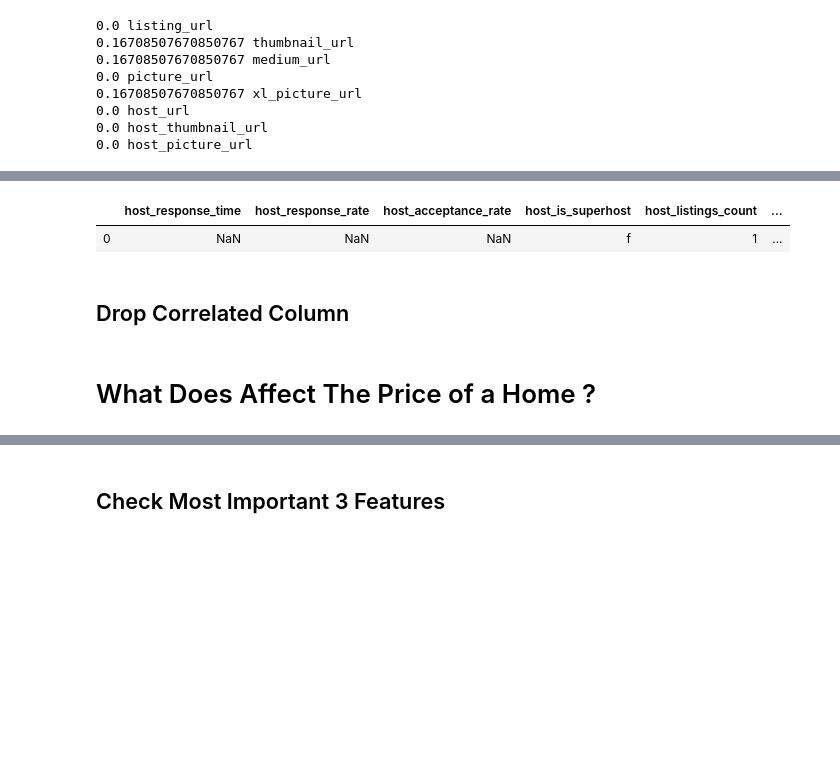
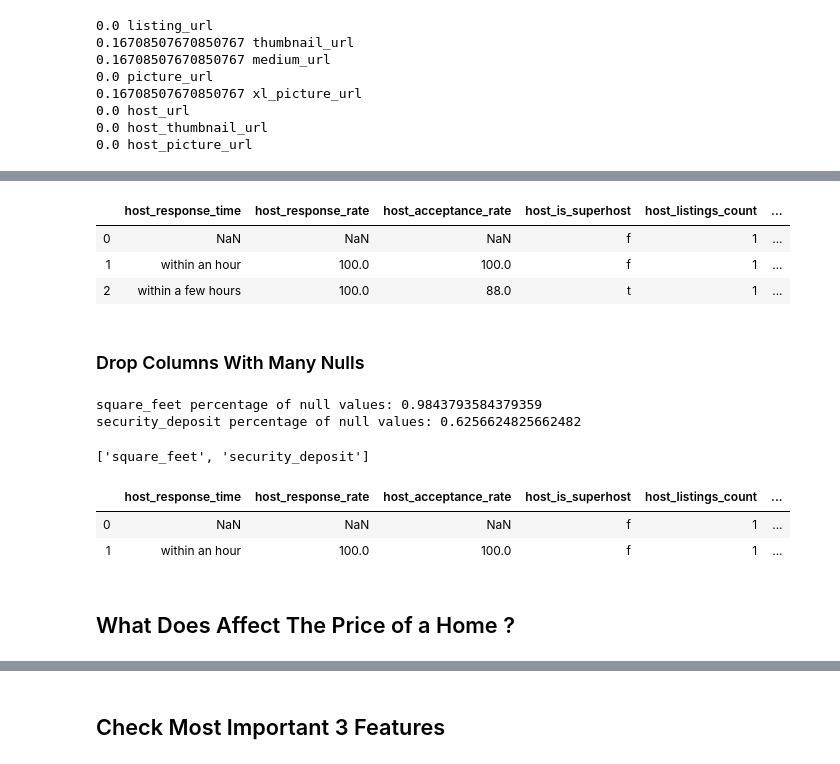
Before and after one commit to kilicserhat93/airbnb_boston, a Jupyter notebook: bstn.ipynb, the cells around one changed output, grey strips where cells are left out. Drawn from its saved outputs; the diff is of its cells as text; code cells hidden in the pictures; blank space fills up the shorter version.

```diff
--- a/bstn.ipynb
+++ b/bstn.ipynb
@@ -233,5 +470,7 @@ lis.head(1)
 # %%
-col_with_one_element = []
-for c in lis.columns:
-    if len(lis[c].unique()) == 1:
-        col_with_one_element.append(c)
+def get_columns_with_one_element(lis):
+    col_with_one_element = []
+    for c in lis.columns:
+        if len(lis[c].unique()) == 1:
+            col_with_one_element.append(c)
+    return col_with_one_element
@@ -251,0 +477,3 @@ col_with_one_element
+# %%
+col_with_one_element = get_columns_with_one_element(lis)
+col_with_one_element
@@ -264,7 +505,7 @@ lis.head(1)
 |  | name | summary | space | description | neighborhood_overview | notes | transit | access | interaction | ... |
 | 0 | Sunny Bungalow in the City | Cozy, sunny, family home. Master ... | The house has an open and cozy fe... | Cozy, sunny, family home. Master ... | Roslindale is quiet, convenient a... | NaN | The bus stop is 2 blocks away, an... | You will have access to 2 bedroom... | NaN | ... |
 # %%
-lis.drop(columns= ['name', 'summary','space','description', 'neighborhood_overview', 'notes', 'transit', 'access',
+unnecessary_columns = ['name', 'summary','space','description', 'neighborhood_overview', 'notes', 'transit', 'access',
                    'interaction', 'house_rules', 'street', 'neighbourhood', 'city', 'neighbourhood_cleansed',
                    'smart_location', 'latitude', 'longitude', 'amenities', 'calendar_updated', 'market', 'zipcode',
-                   'first_review', 'last_review'], inplace=True, axis=1)
+                   'first_review', 'last_review']
@@ -271,7 +531,12 @@ lis.drop(columns= ['name', 'summary','space','description', 'neighborhood_overvi
+# %%
+# dropping unnecessary text columns.
+lis.drop(columns= unnecessary_columns , inplace=True, axis=1)
 # %%
-lis.head(1)
+lis.head(3)
 # %% [output]
 |  | host_response_time | host_response_rate | host_acceptance_rate | host_is_superhost | host_listings_count | ... |
 | 0 | NaN | NaN | NaN | f | 1 | ... |
+| 1 | within an hour | 100.0 | 100.0 | f | 1 | ... |
+| 2 | within a few hours | 100.0 | 88.0 | t | 1 | ... |
-# %% [markdown]
-## Drop Correlated Column
+# %% [markdown]
+### Drop Columns With Many Nulls
@@ -278 +551,10 @@ lis.head(1)
+# %%
+col_with_many_nulls = get_columns_with_many_nulls(lis)
+# %% [output]
+square_feet percentage of null values: 0.9843793584379359
+security_deposit percentage of null values: 0.6256624825662482
+# %%
+col_with_many_nulls
+# %% [output]
+['square_feet', 'security_deposit']
 # %%
@@ -280,4 +562,10 @@ lis.drop(columns='host_listings_count', inplace=True, axis=1)
+# %%
+lis.head(2)
+# %% [output]
+|  | host_response_time | host_response_rate | host_acceptance_rate | host_is_superhost | host_listings_count | ... |
+| 0 | NaN | NaN | NaN | f | 1 | ... |
+| 1 | within an hour | 100.0 | 100.0 | f | 1 | ... |
 # %% [markdown]
-# What Does Affect The Price of a Home ?
+## What Does Affect The Price of a Home ?
 # %%
 def clean_data(df):
```
Also changed, not shown: parts of 96 cells of this notebook.
